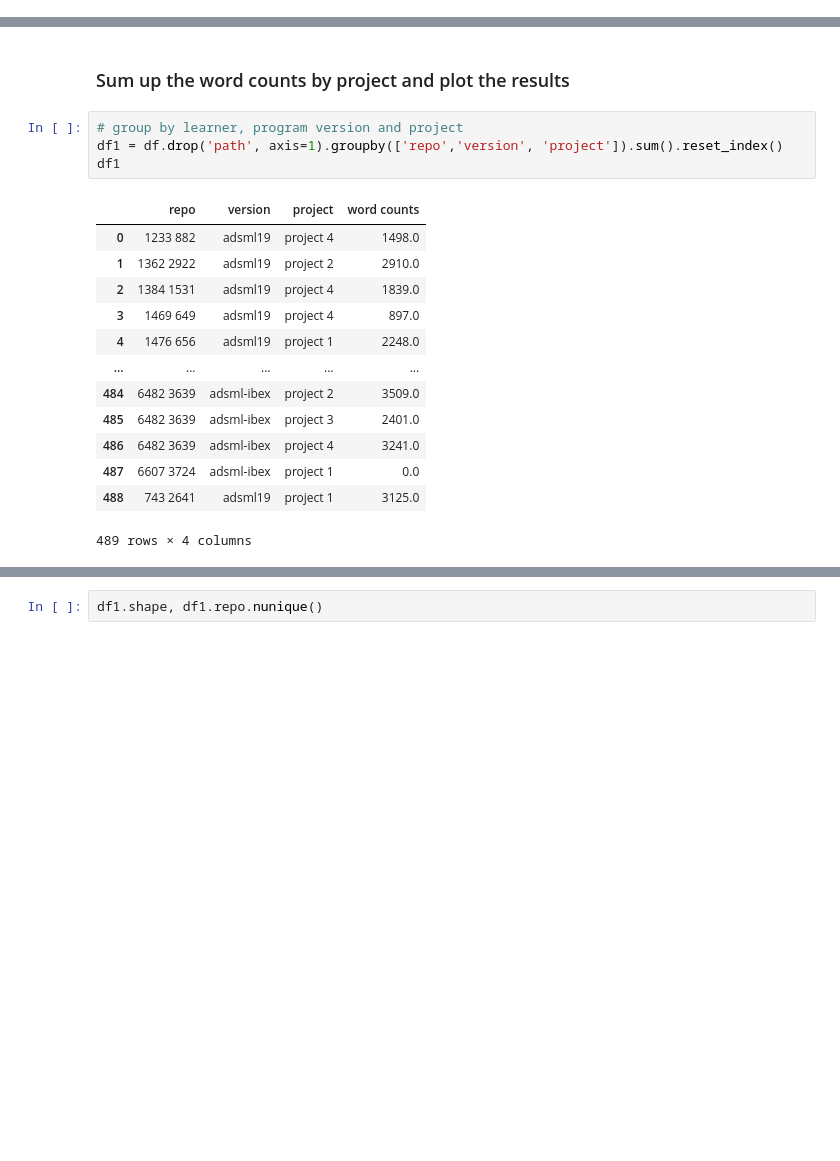
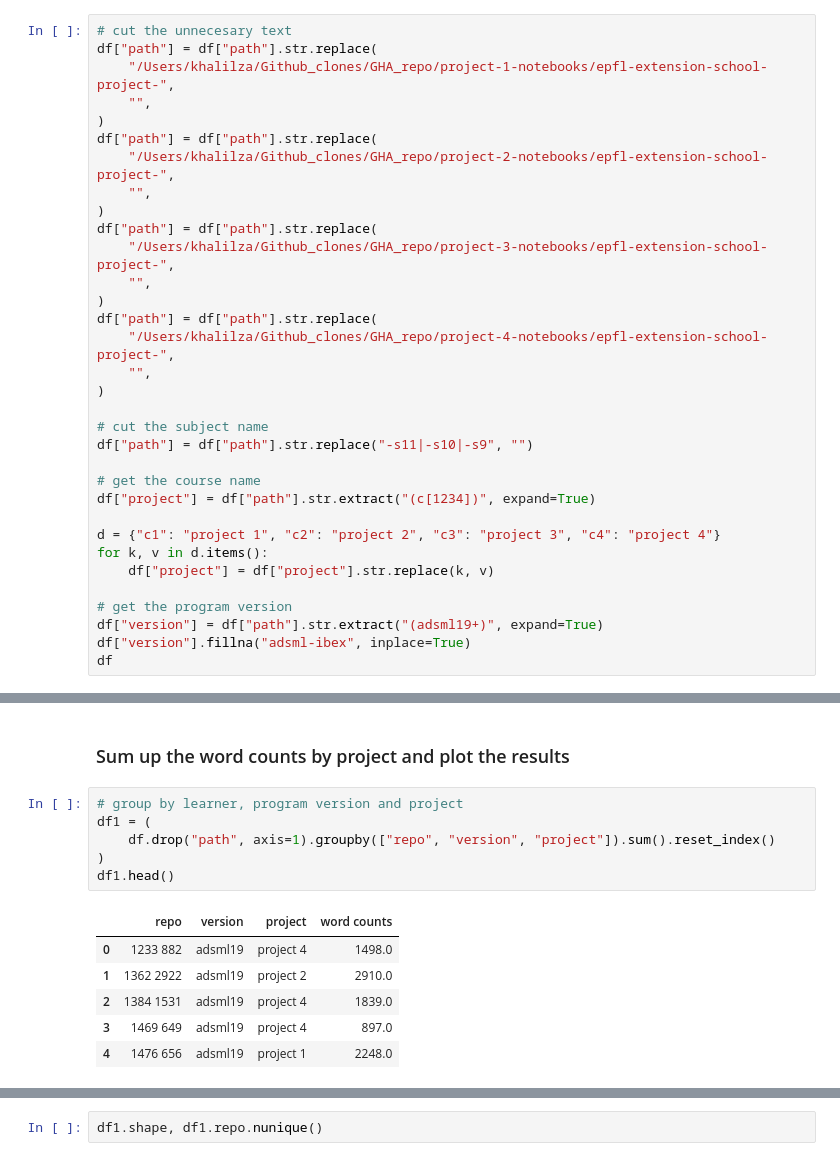
Before and after one commit to AmirKhalilzadeh/GHAction_repo, a Jupyter notebook: repo_analysis.ipynb, the cells around one changed output, grey strips where cells are left out. Drawn from its saved outputs; the diff is of its cells as text; blank space fills up the shorter version.

```diff
--- a/repo_analysis.ipynb
+++ b/repo_analysis.ipynb
@@ -160,0 +126,33 @@ df
+# %%
+# cut the unnecesary text
+df["path"] = df["path"].str.replace(
+    "/Users/khalilza/Github_clones/GHA_repo/project-1-notebooks/epfl-extension-school-project-",
+    "",
+)
+df["path"] = df["path"].str.replace(
+    "/Users/khalilza/Github_clones/GHA_repo/project-2-notebooks/epfl-extension-school-project-",
+    "",
+)
+df["path"] = df["path"].str.replace(
+    "/Users/khalilza/Github_clones/GHA_repo/project-3-notebooks/epfl-extension-school-project-",
+    "",
+)
+df["path"] = df["path"].str.replace(
+    "/Users/khalilza/Github_clones/GHA_repo/project-4-notebooks/epfl-extension-school-project-",
+    "",
+)
+
+# cut the subject name
+df["path"] = df["path"].str.replace("-s11|-s10|-s9", "")
+
+# get the course name
+df["project"] = df["path"].str.extract("(c[1234])", expand=True)
+
+d = {"c1": "project 1", "c2": "project 2", "c3": "project 3", "c4": "project 4"}
+for k, v in d.items():
+    df["project"] = df["project"].str.replace(k, v)
+
+# get the program version
+df["version"] = df["path"].str.extract("(adsml19+)", expand=True)
+df["version"].fillna("adsml-ibex", inplace=True)
+df
@@ -222,21 +242,16 @@ df
 ### Sum up the word counts by project and plot the results
 # %%
 # group by learner, program version and project
-df1 = df.drop('path', axis=1).groupby(['repo','version', 'project']).sum().reset_index()
-df1
+df1 = (
+    df.drop("path", axis=1).groupby(["repo", "version", "project"]).sum().reset_index()
+)
+df1.head()
 # %% [output]
 |  | repo | version | project | word counts |
 | 0 | 1233 882 | adsml19 | project 4 | 1498.0 |
 | 1 | 1362 2922 | adsml19 | project 2 | 2910.0 |
 | 2 | 1384 1531 | adsml19 | project 4 | 1839.0 |
 | 3 | 1469 649 | adsml19 | project 4 | 897.0 |
 | 4 | 1476 656 | adsml19 | project 1 | 2248.0 |
-| ... | ... | ... | ... | ... |
-| 484 | 6482 3639 | adsml-ibex | project 2 | 3509.0 |
-| 485 | 6482 3639 | adsml-ibex | project 3 | 2401.0 |
-| 486 | 6482 3639 | adsml-ibex | project 4 | 3241.0 |
-| 487 | 6607 3724 | adsml-ibex | project 1 | 0.0 |
-| 488 | 743 2641 | adsml19 | project 1 | 3125.0 |
-489 rows × 4 columns
 # %%
 # check a random learner
```
Also changed, not shown: parts of 23 cells of this notebook.
